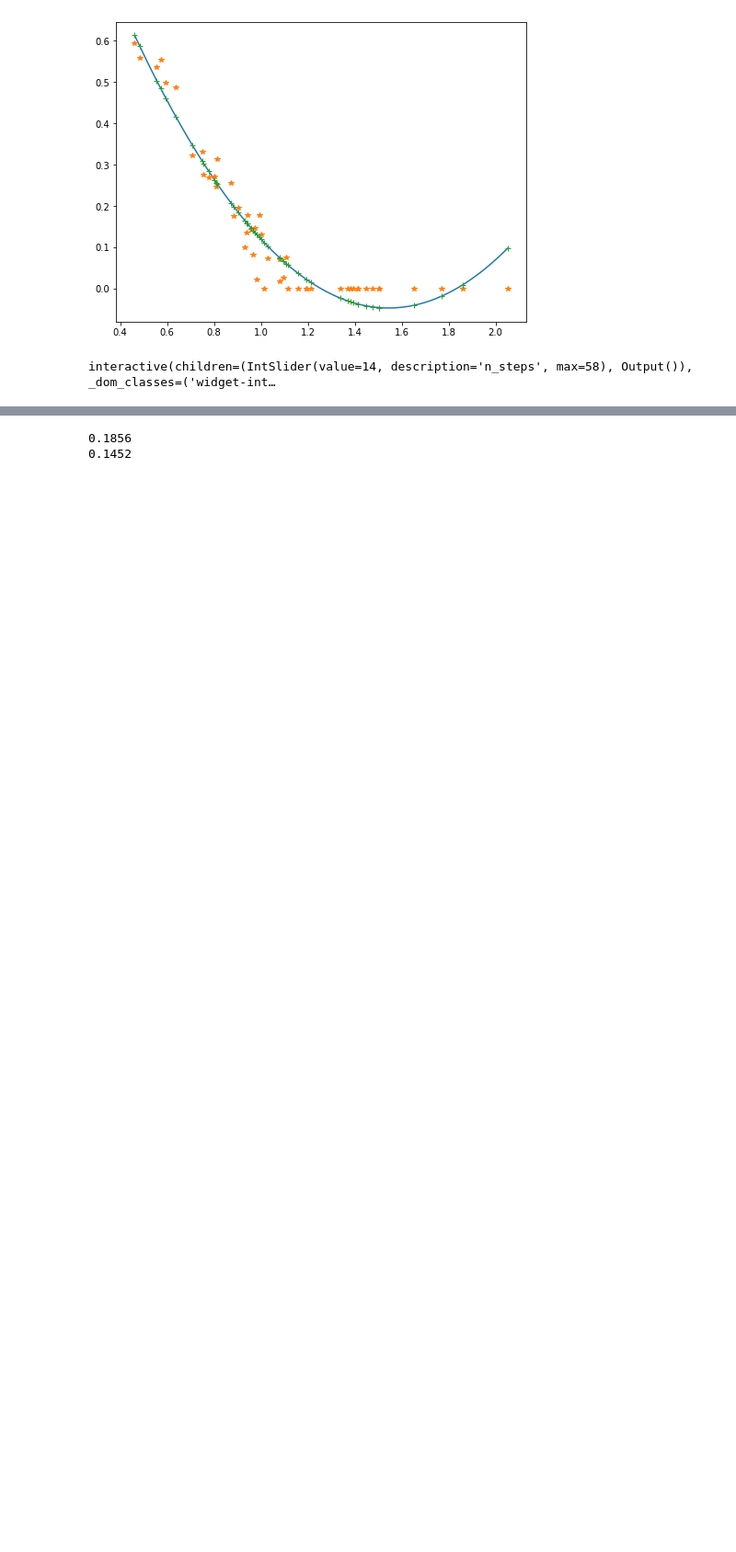
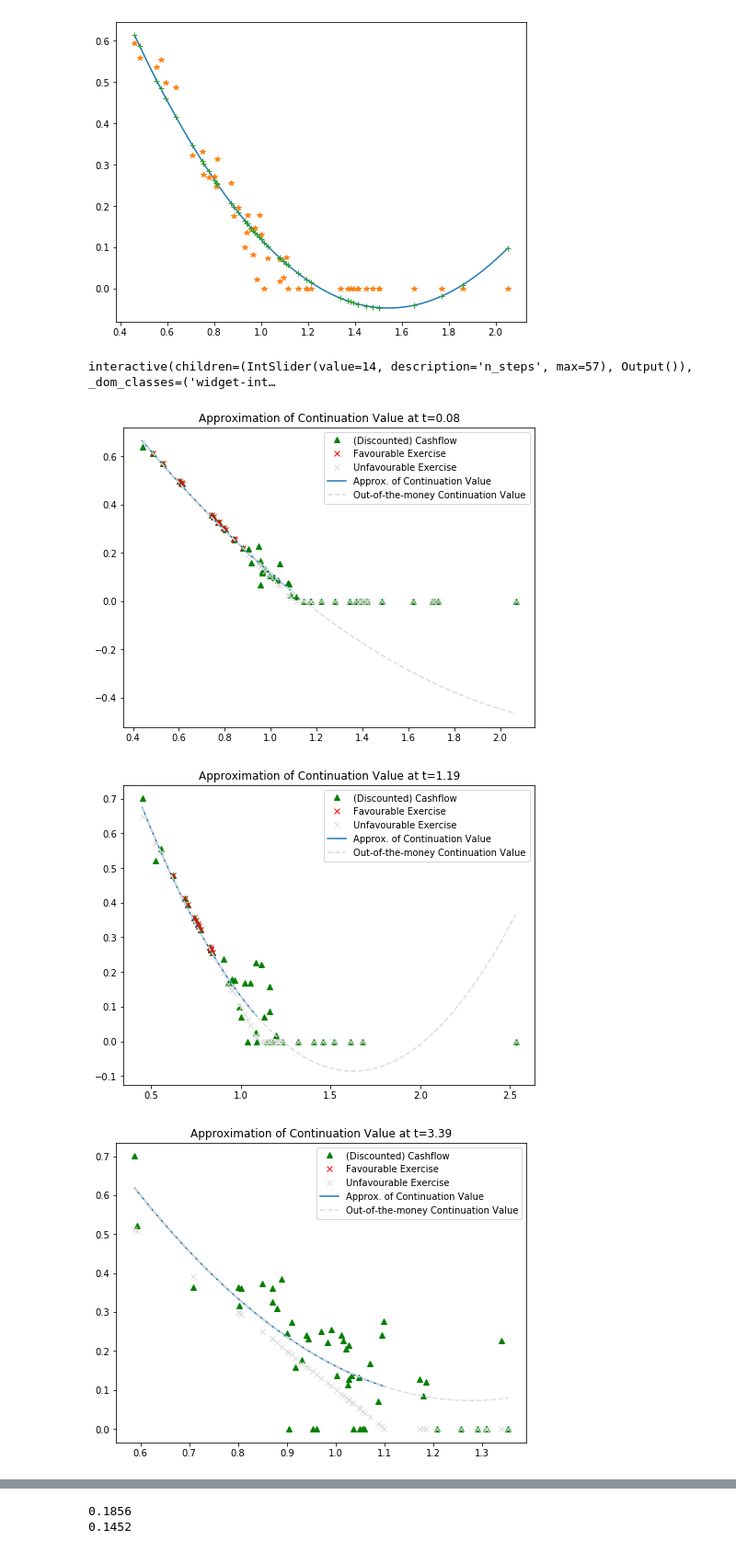
Before and after one commit to luphord/longstaff_schwartz, a Jupyter notebook: notebooks/Talk.ipynb, the cells around one changed output, grey strips where cells are left out. Shown at 92% size. Saved outputs shown, nothing was run; the diff lists cells and outputs as text; code cells hidden in the pictures; blank space fills up the shorter version.

Commit message:
multiple plots of continuation value approximation with legend

```diff
--- a/notebooks/Talk.ipynb
+++ b/notebooks/Talk.ipynb
@@ -123,24 +123,45 @@ for i in reversed(range(1, X.shape[0] - 1)):
     cashflow[ex_idx] = exercise[ex_idx]
 
     intermediate_results.append((cashflow, x, fitted, continuation, exercise, ex_idx))
-# %%
-grey = '#dddddd'
-
-@interact(n_steps=IntSlider(min=0, max=len(intermediate_results), value=14))
-def step(n_steps):
-    cashflow, x, fitted, continuation, exercise, ex_idx = intermediate_results[n_steps]
-    _x = np.linspace(np.min(x), np.max(x))
-    plt.figure(figsize=figsize)
-    plt.plot(_x, fitted(_x), '--', color=grey);
-    plt.plot(*fitted.linspace());
-    plt.plot(x, cashflow, '^', color='green');
-    plt.plot(x[~ex_idx], exercise[~ex_idx], 'x', color=grey);
-    plt.plot(x[ex_idx], exercise[ex_idx], 'x', color='red');
-
-    if svg_out_path:
-        plt.savefig(svg_out_path / 'continuation-value-approximation2.svg')
-# %% [output]
-interactive(children=(IntSlider(value=14, description='n_steps', max=58), Output()), _dom_classes=('widget-int…
+# %%
+grey = '#dddddd'
+
+def plot_approx_n(n_steps, ax):
+    cashflow, x, fitted, continuation, exercise, ex_idx = intermediate_results[n_steps]
+    _x = np.linspace(np.min(x), np.max(x))
+    ax.plot(x, cashflow, '^', color='green');
+    ax.plot(x[ex_idx], exercise[ex_idx], 'x', color='red');
+    ax.plot(x[~ex_idx], exercise[~ex_idx], 'x', color=grey);
+    ax.plot(*fitted.linspace());
+    ax.plot(_x, fitted(_x), '--', color=grey);
+    ax.legend(['(Discounted) Cashflow',
+               'Favourable Exercise',
+               'Unfavourable Exercise',
+               'Approx. of Continuation Value',
+               'Out-of-the-money Continuation Value'])
+# %%
+@interact(n_steps=IntSlider(min=0, max=len(intermediate_results)-1, value=14))
+def step(n_steps):
+    fig, ax = plt.subplots()
+    fig.set_figwidth(figsize[0])
+    fig.set_figheight(figsize[1])
+    plot_approx_n(n_steps, ax)
+# %% [output]
+interactive(children=(IntSlider(value=14, description='n_steps', max=57), Output()), _dom_classes=('widget-int…
+# %%
+for n, i in enumerate([1, 14, 40]):
+    fig, ax = plt.subplots()
+    fig.set_figwidth(figsize[0])
+    fig.set_figheight(figsize[1])
+    plot_approx_n(i, ax)
+    ax.set_title(f'Approximation of Continuation Value at t={t[i]:0.2f}')
+
+    if svg_out_path:
+        plt.savefig(svg_out_path / f'continuation-value-approximation-optimal-exercise-{n}.svg')
+# %% [output]
+[figure, added]
+[figure, added]
+[figure, added]
 # %%
 exercise_times = []
 exercises = []
```
